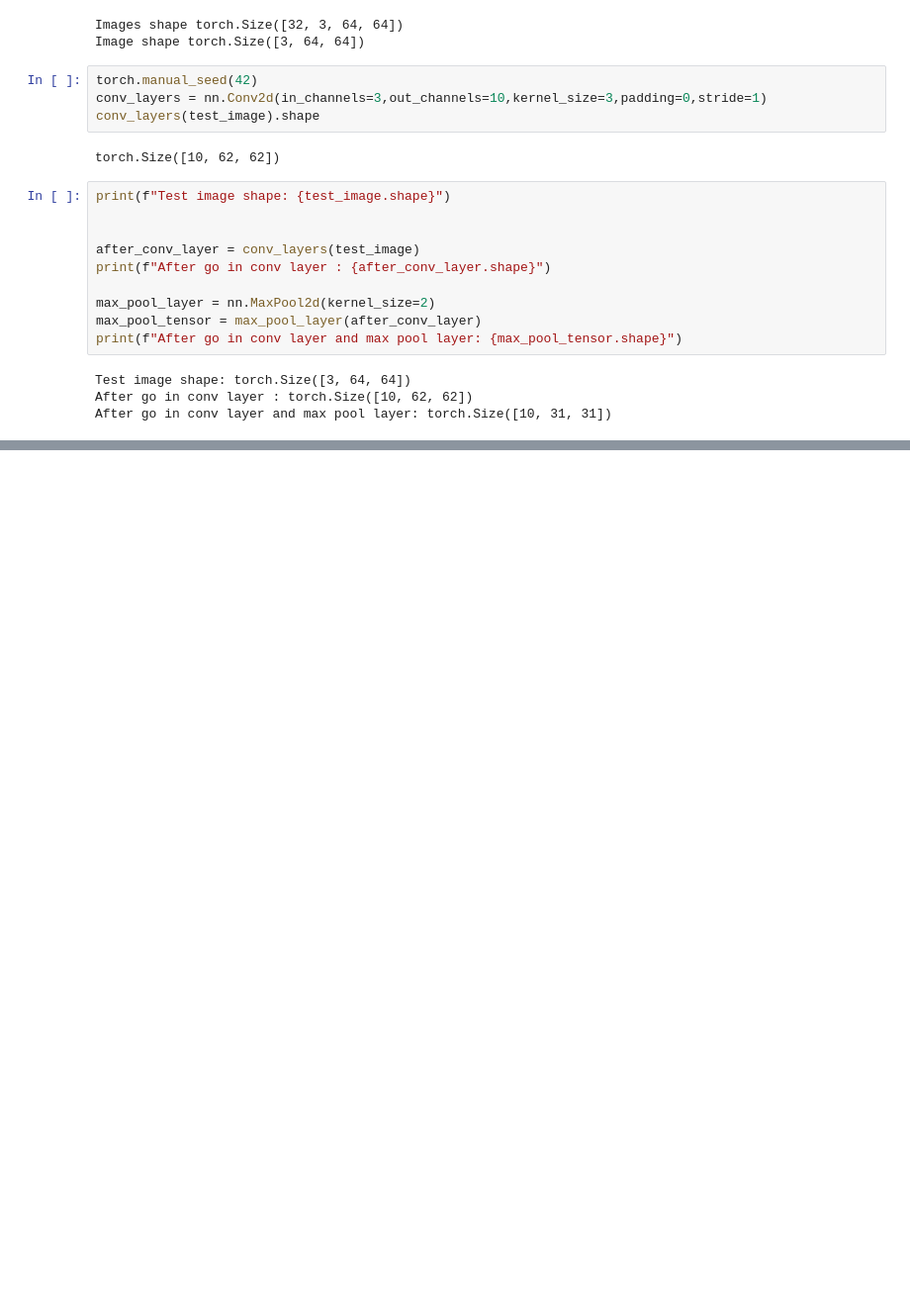
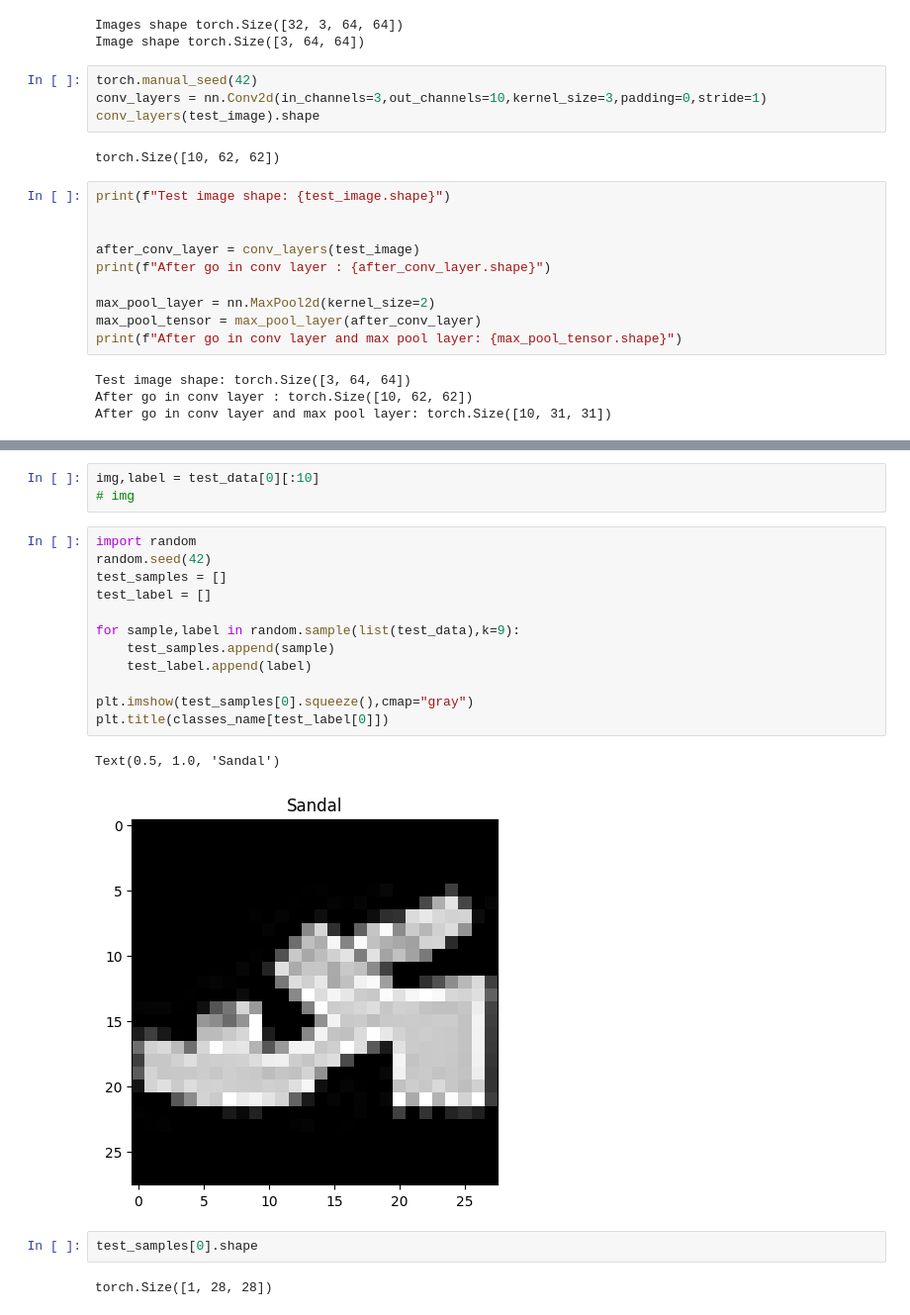
Before and after one commit to zildjianvitoo/pytorch-db, a Jupyter notebook: 03-pytorch-cv/95-torchvision.ipynb, the cells around one changed output, grey strips where cells are left out. Shown at 99% size. Drawn from its saved outputs; the diff is of its cells as text; blank space fills up the shorter version.

```diff
--- a/03-pytorch-cv/95-torchvision.ipynb
+++ b/03-pytorch-cv/95-torchvision.ipynb
@@ -734,0 +743,22 @@ RuntimeError: mat1 and mat2 shapes cannot be multiplied (1x490 and 7x10)
+# %%
+img,label = test_data[0][:10]
+# img
+# %%
+import random
+random.seed(42)
+test_samples = []
+test_label = []
+
+for sample,label in random.sample(list(test_data),k=9):
+    test_samples.append(sample)
+    test_label.append(label)
+
+plt.imshow(test_samples[0].squeeze(),cmap="gray")
+plt.title(classes_name[test_label[0]])
+# %% [output]
+Text(0.5, 1.0, 'Sandal')
+[figure, added]
+# %%
+test_samples[0].shape
+# %% [output]
+torch.Size([1, 28, 28])
```
Also changed, not shown: parts of 26 cells of this notebook.
